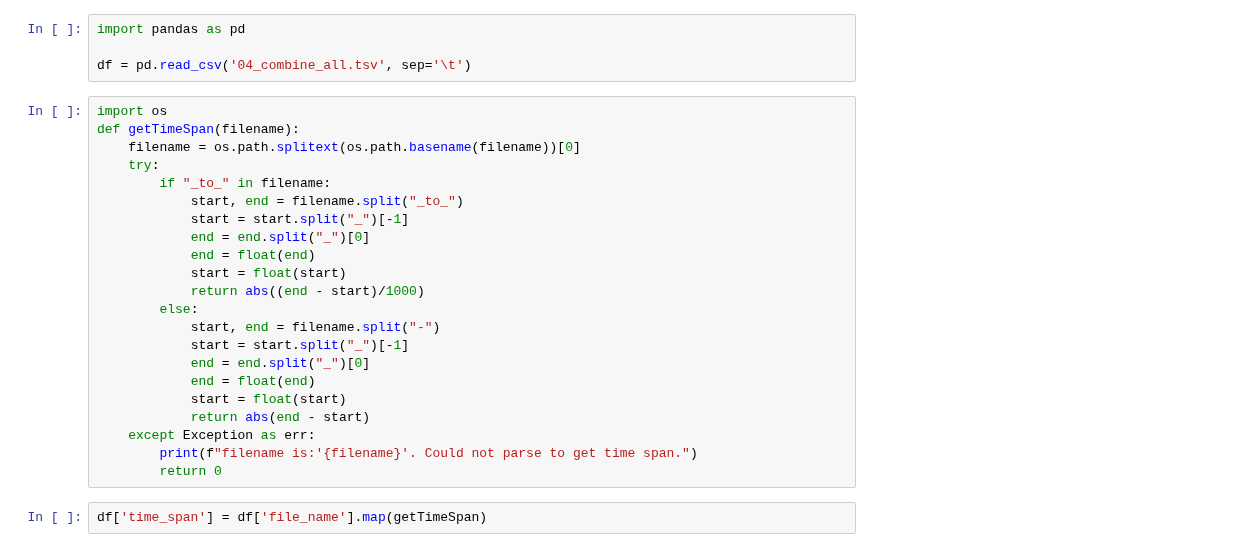
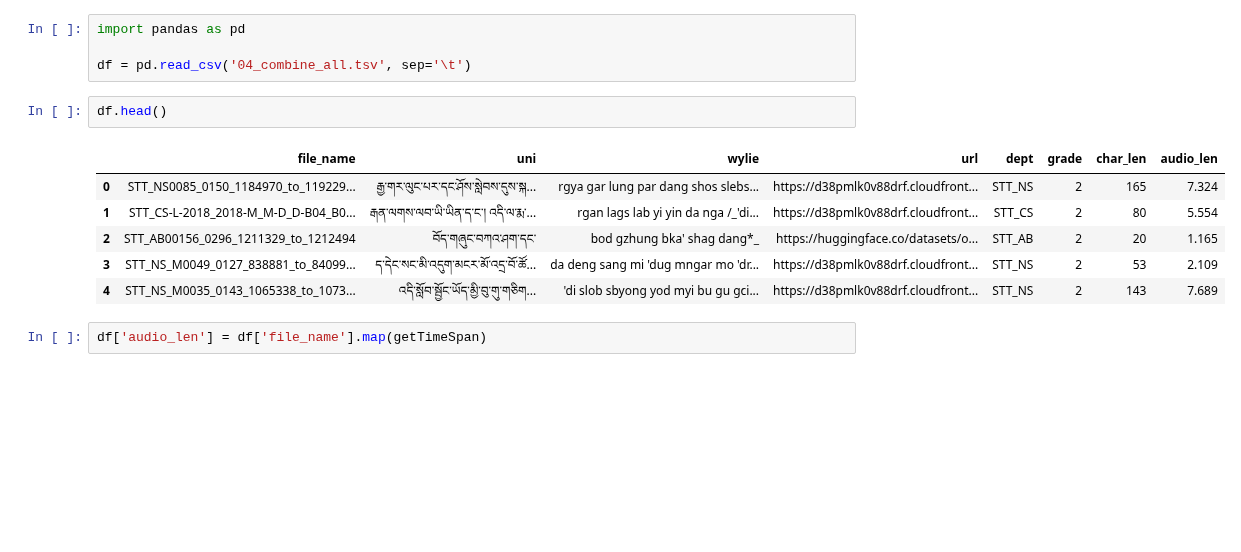
Before and after one commit to spsither/combining-dataset, a Jupyter notebook: 04_combine_all.ipynb, the cells around one changed output. Cells and saved outputs as stored; diff of their text form; blank space fills up the shorter version.

```diff
--- a/04_combine_all.ipynb
+++ b/04_combine_all.ipynb
@@ -105,28 +183,15 @@ Name: count, dtype: int64
 import pandas as pd
 
 df = pd.read_csv('04_combine_all.tsv', sep='\t')
-# %%
-import os
-def getTimeSpan(filename):
-    filename = os.path.splitext(os.path.basename(filename))[0]
-    try:
-        if "_to_" in filename:
-            start, end = filename.split("_to_")
-            start = start.split("_")[-1]
-            end = end.split("_")[0]
-            end = float(end)
-            start = float(start)
-            return abs((end - start)/1000)
-        else:
-            start, end = filename.split("-")
-            start = start.split("_")[-1]
-            end = end.split("_")[0]
-            end = float(end)
-            start = float(start)
-            return abs(end - start)
-    except Exception as err:
-        print(f"filename is:'{filename}'. Could not parse to get time span.")
-        return 0
+# %%
+df.head()
+# %% [output]
+|  | file_name | uni | wylie | url | dept | grade | char_len | audio_len |
+| 0 | STT_NS0085_0150_1184970_to_119229... | རྒྱ་གར་ལུང་པར་དང་ཤོས་སླེབས་དུས་སྐ... | rgya gar lung par dang shos slebs... | https://d38pmlk0v88drf.cloudfront... | STT_NS | 2 | 165 | 7.324 |
+| 1 | STT_CS-L-2018_2018-M_M-D_D-B04_B0... | རྒན་ལགས་ལབ་ཡི་ཡིན་ད་ང་། འདི་ལ་རྨ་... | rgan lags lab yi yin da nga /_'di... | https://d38pmlk0v88drf.cloudfront... | STT_CS | 2 | 80 | 5.554 |
+| 2 | STT_AB00156_0296_1211329_to_1212494 | བོད་གཞུང་བཀའ་ཤག་དང༌ | bod gzhung bka' shag dang*_ | https://huggingface.co/datasets/o... | STT_AB | 2 | 20 | 1.165 |
+| 3 | STT_NS_M0049_0127_838881_to_84099... | ད་དེང་སང་མི་འདུག་མངར་མོ་འདྲ་བོ་ཚོ... | da deng sang mi 'dug mngar mo 'dr... | https://d38pmlk0v88drf.cloudfront... | STT_NS | 2 | 53 | 2.109 |
+| 4 | STT_NS_M0035_0143_1065338_to_1073... | འདི་སློབ་སྦྱོང་ཡོད་མྱི་བུ་གུ་གཅིག... | 'di slob sbyong yod myi bu gu gci... | https://d38pmlk0v88drf.cloudfront... | STT_NS | 2 | 143 | 7.689 |
 # %%
-df['time_span'] = df['file_name'].map(getTimeSpan)
+df['audio_len'] = df['file_name'].map(getTimeSpan)
 # %%
```
Also changed, not shown: parts of 34 cells of this notebook, 1 other file.
